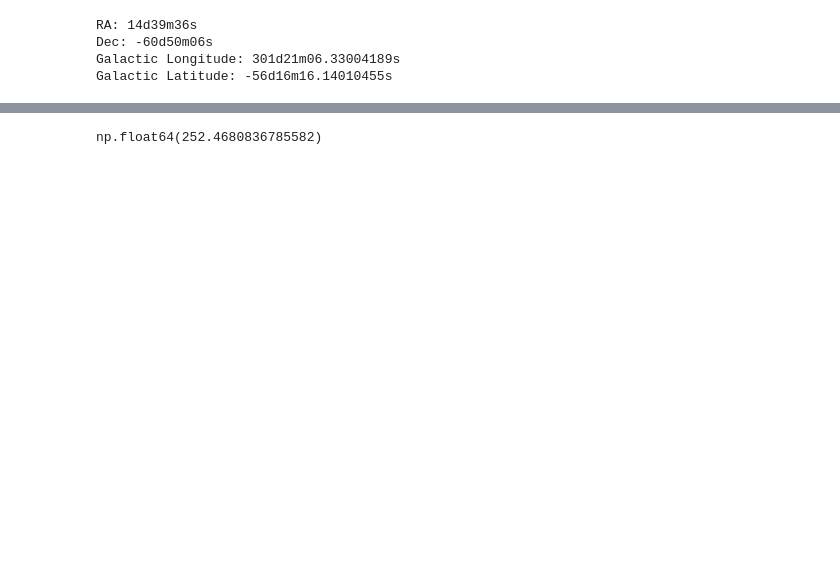
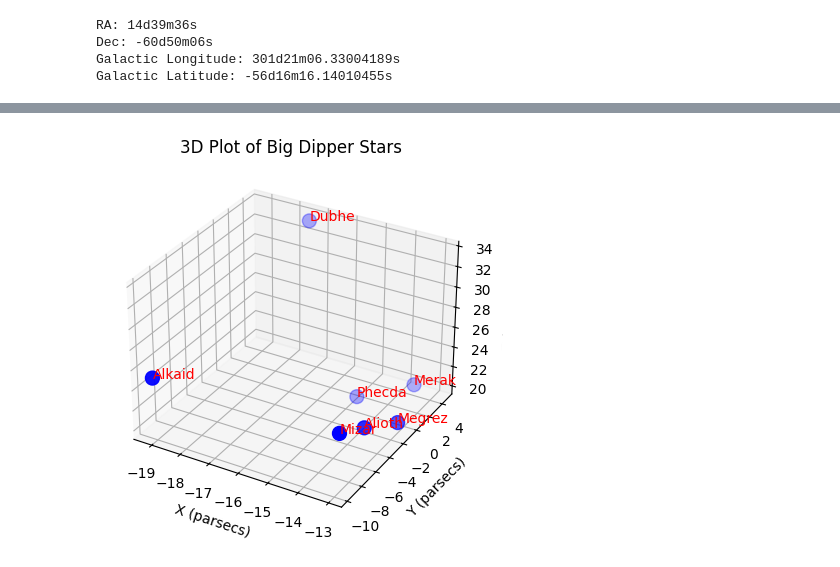
Before and after one commit to justynadanielas/exoConstellations, a Jupyter notebook: star_finder.ipynb, the cells around one changed output, grey strips where cells are left out. Drawn from its saved outputs; the diff is of its cells as text; code cells hidden in the pictures; blank space fills up the shorter version.

```diff
--- a/star_finder.ipynb
+++ b/star_finder.ipynb
@@ -71,13 +90,23 @@ Table length=5
 # spróbujmy z tej tabeli pobrać współrzędne kilku gwiazd i narysować je na wykresie 3d
 # z tej tabeli potrzebuję kolumn ra, dec, distance
 # wezmę gwiazdę o indeksie 1, bo ma potrzebne info
+import matplotlib.pyplot as plt
 
-from spherical_to_cartesian import calculate_distance_from_parallax
+from plot_stars_3d import plot_brightest_stars_3d
+from spherical_to_cartesian import calculate_distance_from_parallax, spherical_to_cartesian
 
-ra = results[1]['ra']
-dec = results[1]['dec']
-parallax = results[1]['parallax']
-dist = calculate_distance_from_parallax(parallax)
-dist
+ra = brightest_ten['ra']
+dec = brightest_ten['dec']
+parallax = brightest_ten['parallax']
+
+
+plot_brightest_stars_3d(ra, dec, parallax)
+# parallax
+# x1, y1, z1 = spherical_to_cartesian(ra, dec, dist)
+
+# # Create a 3D plot
+# fig = plt.figure()
+# ax = fig.add_subplot(111, projection='3d')
+
+# # Plot the stars
+# ax.scatter([x1], [y1], [z1], color=['red'], s=100, label=['Gaia DR3'])
-# %% [output]
-np.float64(252.4680836785582)
@@ -83,0 +148,46 @@ np.float64(252.4680836785582)
+# %%
+import matplotlib.pyplot as plt
+
+from spherical_to_cartesian import calculate_distance_from_parallax, spherical_to_cartesian
+
+# Big Dipper stars with their RA (degrees), Dec (degrees), and Distance (parsecs)
+stars = {
+    'Alkaid': [206.8850, 49.3133, 33],
+    'Mizar': [200.9814, 54.9254, 26],
+    'Alioth': [193.5073, 55.9598, 25],
+    'Megrez': [183.8568, 57.0326, 24],
+    'Phecda': [177.2646, 53.6948, 25],
+    'Dubhe': [165.4600, 61.7508, 38],
+    'Merak': [165.9322, 56.3824, 25]
+}
+
+# Convert RA, Dec, Distance to Cartesian coordinates
+cartesian_coords = {star: spherical_to_cartesian(ra, dec, distance) for star, (ra, dec, distance) in stars.items()}
+
+# Extract coordinates for plotting
+x_coords = [cartesian_coords[star][0] for star in cartesian_coords]
+y_coords = [cartesian_coords[star][1] for star in cartesian_coords]
+z_coords = [cartesian_coords[star][2] for star in cartesian_coords]
+
+# Create a 3D plot
+fig = plt.figure()
+ax = fig.add_subplot(111, projection='3d')
+
+# Plot stars
+ax.scatter(x_coords, y_coords, z_coords, color='blue', s=100)
+
+# Annotate stars with their names
+for star, (x, y, z) in cartesian_coords.items():
+    ax.text(x, y, z, star, fontsize=10, color='red')
+
+# Labels
+ax.set_xlabel('X (parsecs)')
+ax.set_ylabel('Y (parsecs)')
+ax.set_zlabel('Z (parsecs)')
+
+# Title
+ax.set_title('3D Plot of Big Dipper Stars')
+
+plt.show()
+# %% [output]
+[figure, added]
```
Also changed, not shown: parts of 7 cells of this notebook, 4 other files.
